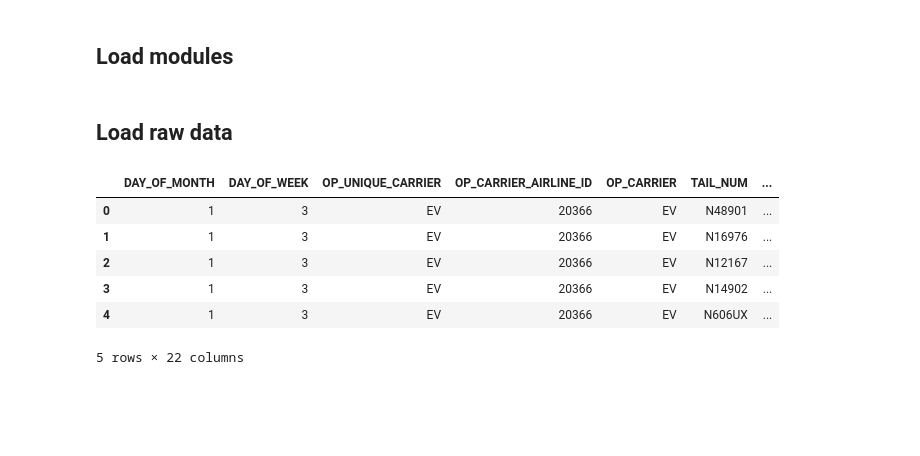
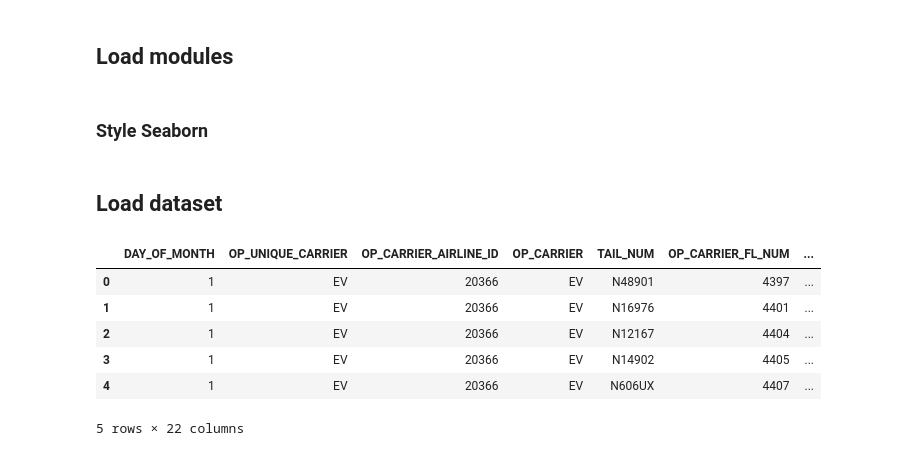
Before and after one commit to ubco-W2022T2-data301/project-group-group05, a Jupyter notebook: analysis/analysis_bradan.ipynb, the cells around one changed output. Cells and saved outputs as stored; diff of their text form; code cells hidden in the pictures; blank space fills up the shorter version.

```diff
--- a/analysis/analysis_bradan.ipynb
+++ b/analysis/analysis_bradan.ipynb
@@ -33,0 +40,2 @@ import pandas as pd
+# %% [markdown]
+### Style Seaborn
@@ -34,13 +44,20 @@ import pandas as pd
 # %% [markdown]
-## Load raw data
+## Load dataset
-# %%
-df = pd.read_csv('../data/raw/Jan_2020_ontime.csv')
-df.head()
-# %% [output]
-|  | DAY_OF_MONTH | DAY_OF_WEEK | OP_UNIQUE_CARRIER | OP_CARRIER_AIRLINE_ID | OP_CARRIER | TAIL_NUM | ... |
-| 0 | 1 | 3 | EV | 20366 | EV | N48901 | ... |
-| 1 | 1 | 3 | EV | 20366 | EV | N16976 | ... |
-| 2 | 1 | 3 | EV | 20366 | EV | N12167 | ... |
-| 3 | 1 | 3 | EV | 20366 | EV | N14902 | ... |
-| 4 | 1 | 3 | EV | 20366 | EV | N606UX | ... |
-5 rows × 22 columns
+# %%
+df = pd.read_csv('../data/raw/Jan_2020_ontime.csv').drop(columns=['DAY_OF_WEEK', 'Unnamed: 21'])
+# Fit into time
+df['Time'] = pd.to_datetime('2020-1-'+df['DAY_OF_MONTH'].astype(str)+' '+df['DEP_TIME_BLK'].str[:4], utc=True, errors='coerce')
+# Calculate departure delay
+df['Departure delay'] = df['DEP_TIME']%100+df['DEP_TIME']//100*60 - df['DEP_TIME_BLK'].str[-4:-2].astype(int)*60 - df['DEP_TIME_BLK'].str[-2:].astype(int) # Minutes since end of time block
+df['Departure delay'] = np.where(df['Departure delay'] < 0, 0, df['Departure delay']) # Discard negative delays
+df['Departure delay'] = np.where(df['Departure delay'] > 1060, 0, df['Departure delay']) # Discard flights mismarked due to time wraparound
+# Show head
+df.head()
+# %% [output]
+|  | DAY_OF_MONTH | OP_UNIQUE_CARRIER | OP_CARRIER_AIRLINE_ID | OP_CARRIER | TAIL_NUM | OP_CARRIER_FL_NUM | ... |
+| 0 | 1 | EV | 20366 | EV | N48901 | 4397 | ... |
+| 1 | 1 | EV | 20366 | EV | N16976 | 4401 | ... |
+| 2 | 1 | EV | 20366 | EV | N12167 | 4404 | ... |
+| 3 | 1 | EV | 20366 | EV | N14902 | 4405 | ... |
+| 4 | 1 | EV | 20366 | EV | N606UX | 4407 | ... |
+5 rows × 22 columns
```
Also changed, not shown: parts of 17 cells of this notebook.
